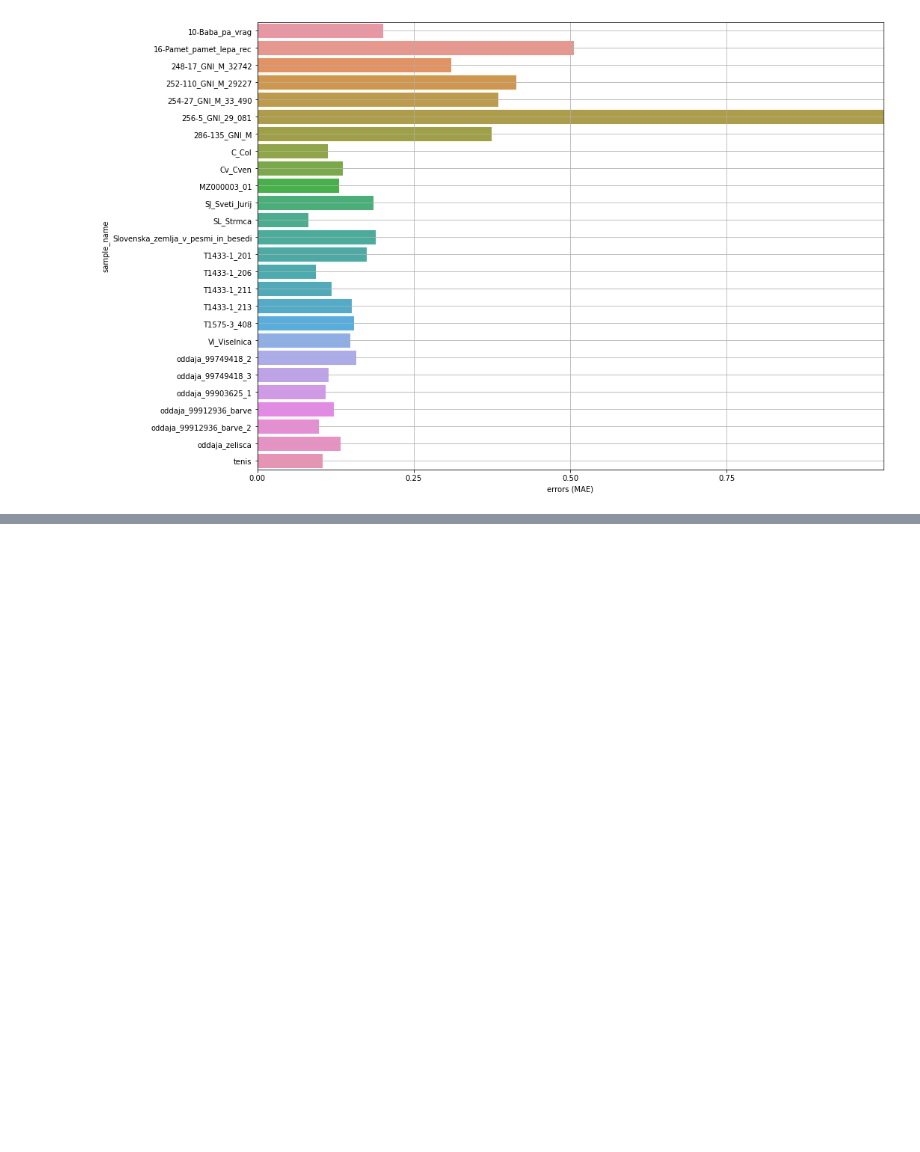
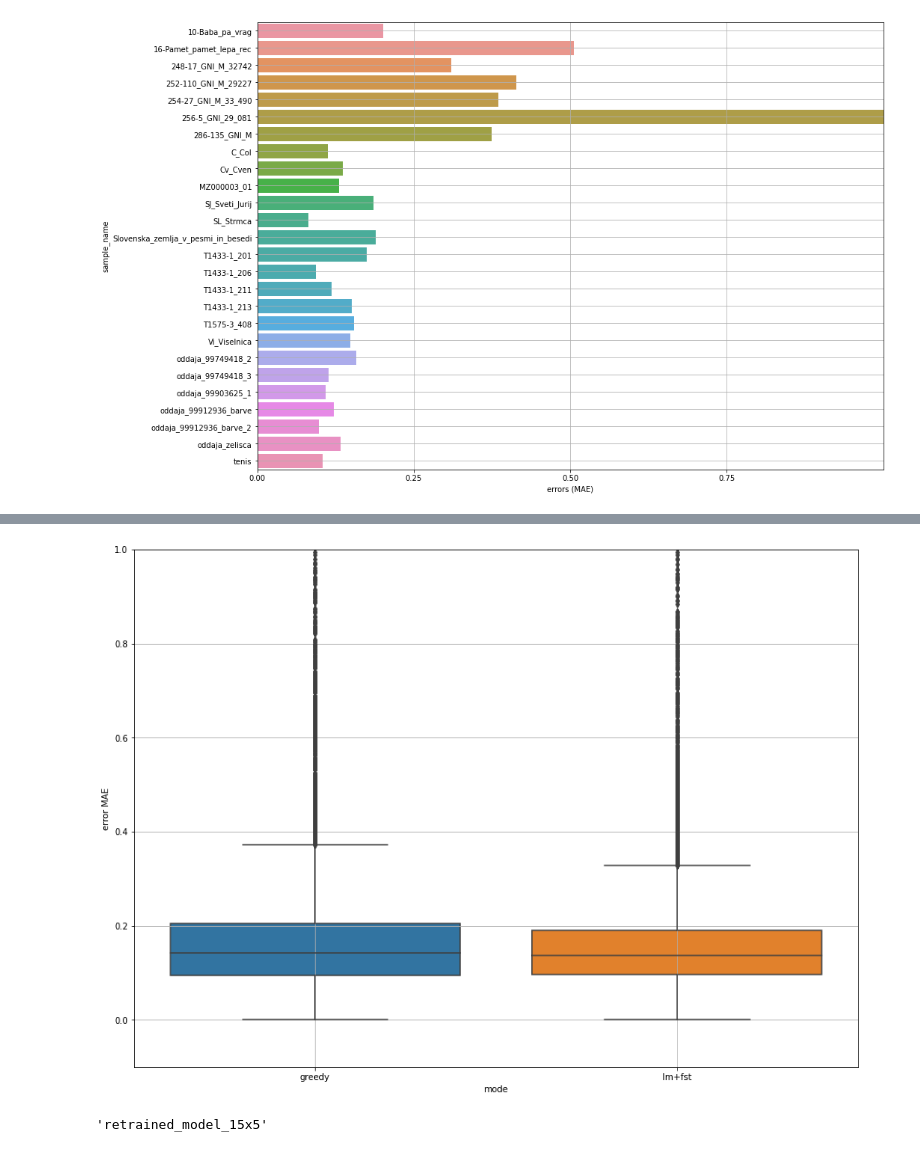
Before and after one commit to MarkZakelj/text_to_audio_alignment, a Jupyter notebook: plots.ipynb, the cells around one changed output, grey strips where cells are left out. Drawn from its saved outputs; the diff is of its cells as text; code cells hidden in the pictures; blank space fills up the shorter version.

```diff
--- a/plots.ipynb
+++ b/plots.ipynb
@@ -125,0 +118,8 @@ all_sample_box_plot(split='model+mode', ymax=0.5)
+# %%
+all_sample_box_plot(split='mode', ymax=1)
+# %% [output]
+[figure, added]
+# %%
+model_names[0]
+# %% [output]
+'retrained_model_15x5'
```
Also changed, not shown: parts of 5 cells of this notebook, 6 other files.
